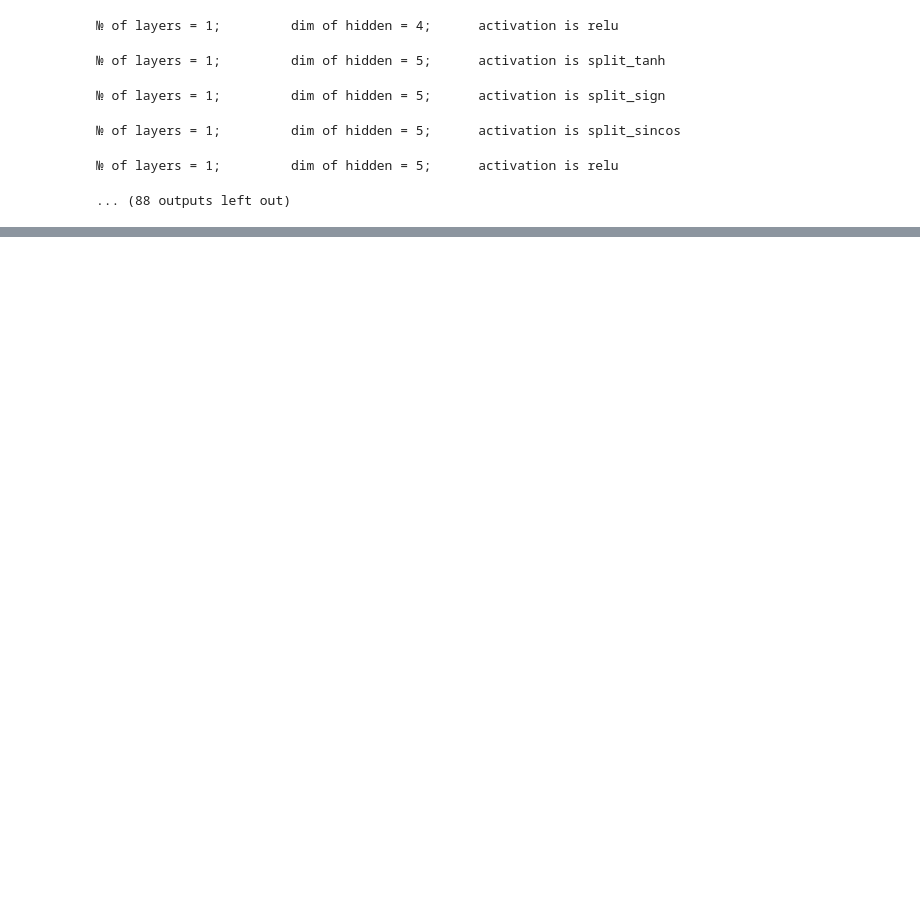
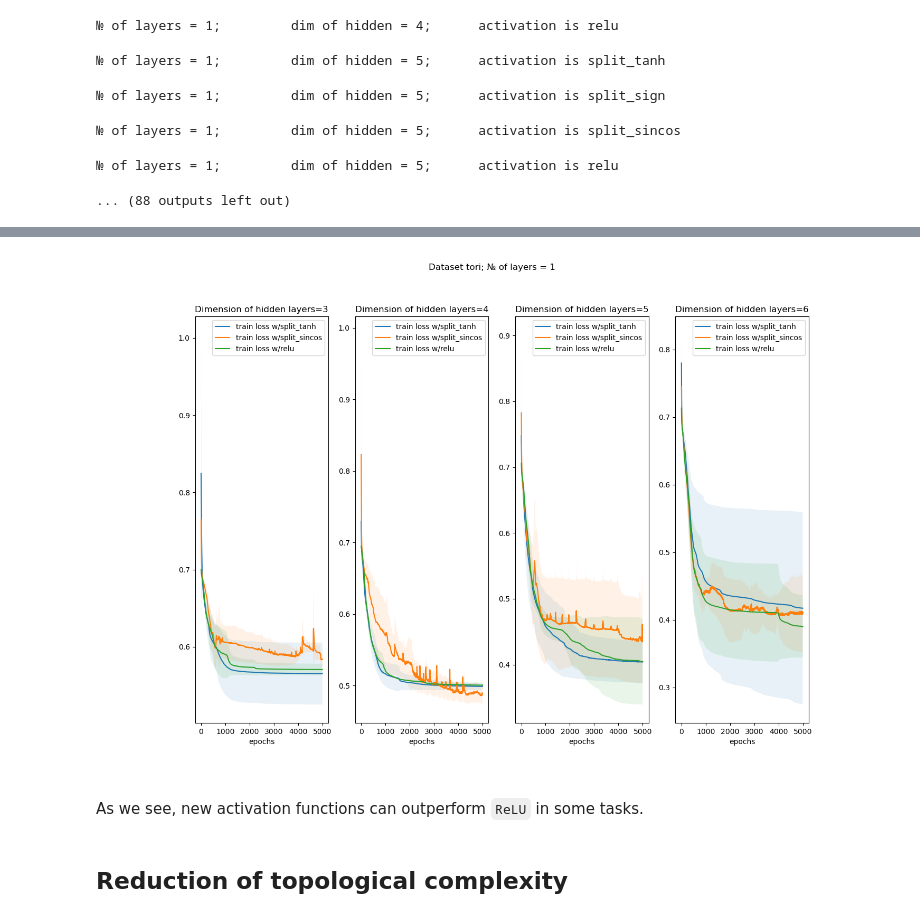
Before and after one commit to Snopoff/Masters-Thesis, a Jupyter notebook: notebooks/activations.ipynb, the cells around one changed output, grey strips where cells are left out. Drawn from its saved outputs; the diff is of its cells as text; code cells hidden in the pictures; blank space fills up the shorter version.

```diff
--- a/notebooks/activations.ipynb
+++ b/notebooks/activations.ipynb
@@ -96,0 +106,8 @@ Experimenting with dataset circles
+# %%
+display.Image('/home/snopoff/Documents/MIPT/Topology and NNs/images/activations/train/Dataset tori; № of layers = 1.png')
+# %% [output]
+[figure, added]
+# %% [markdown]
+As we see, new activation functions can outperform `ReLU` in some tasks.
+# %% [markdown]
+## Reduction of topological complexity
```
Also changed, not shown: parts of 14 cells of this notebook, 7 other files.
